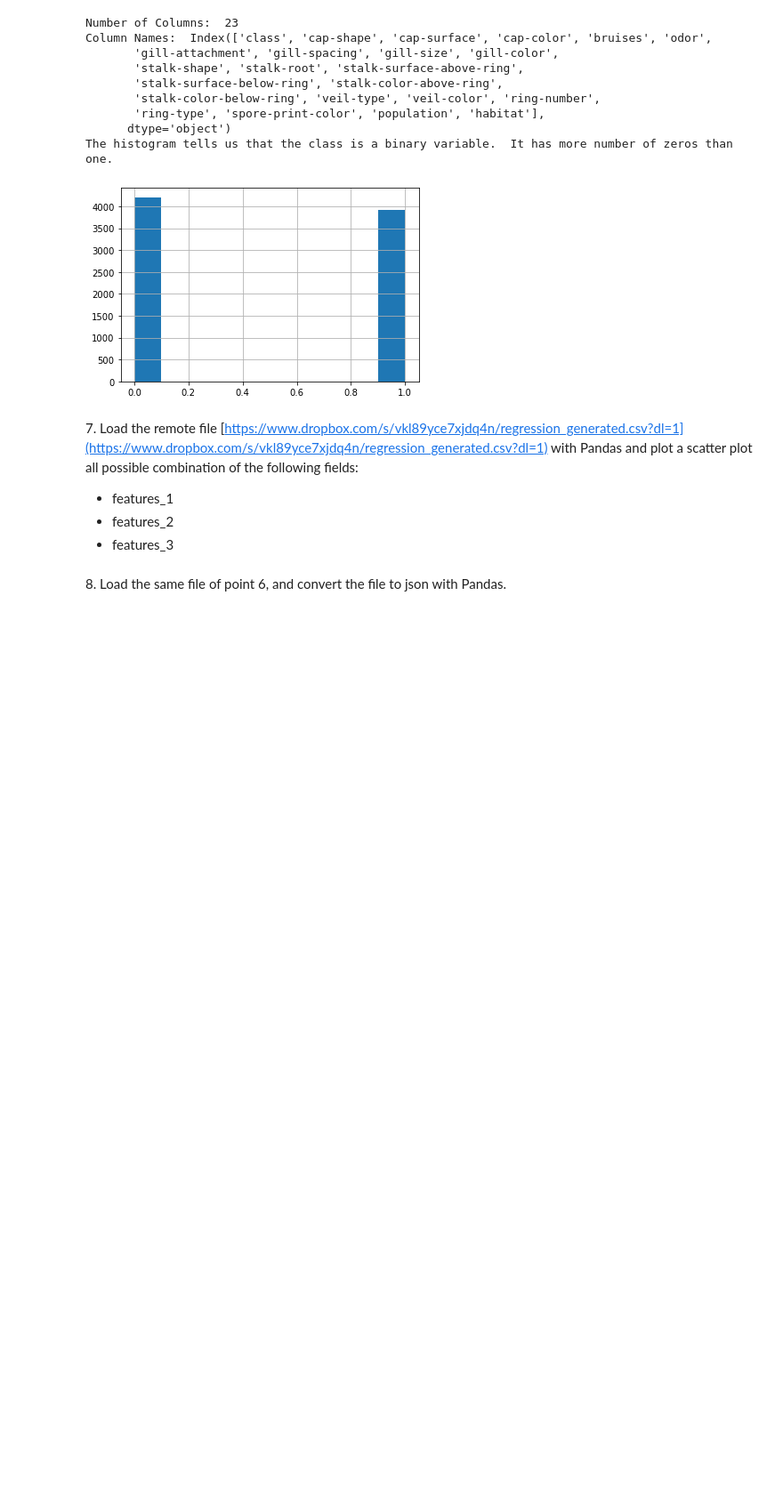
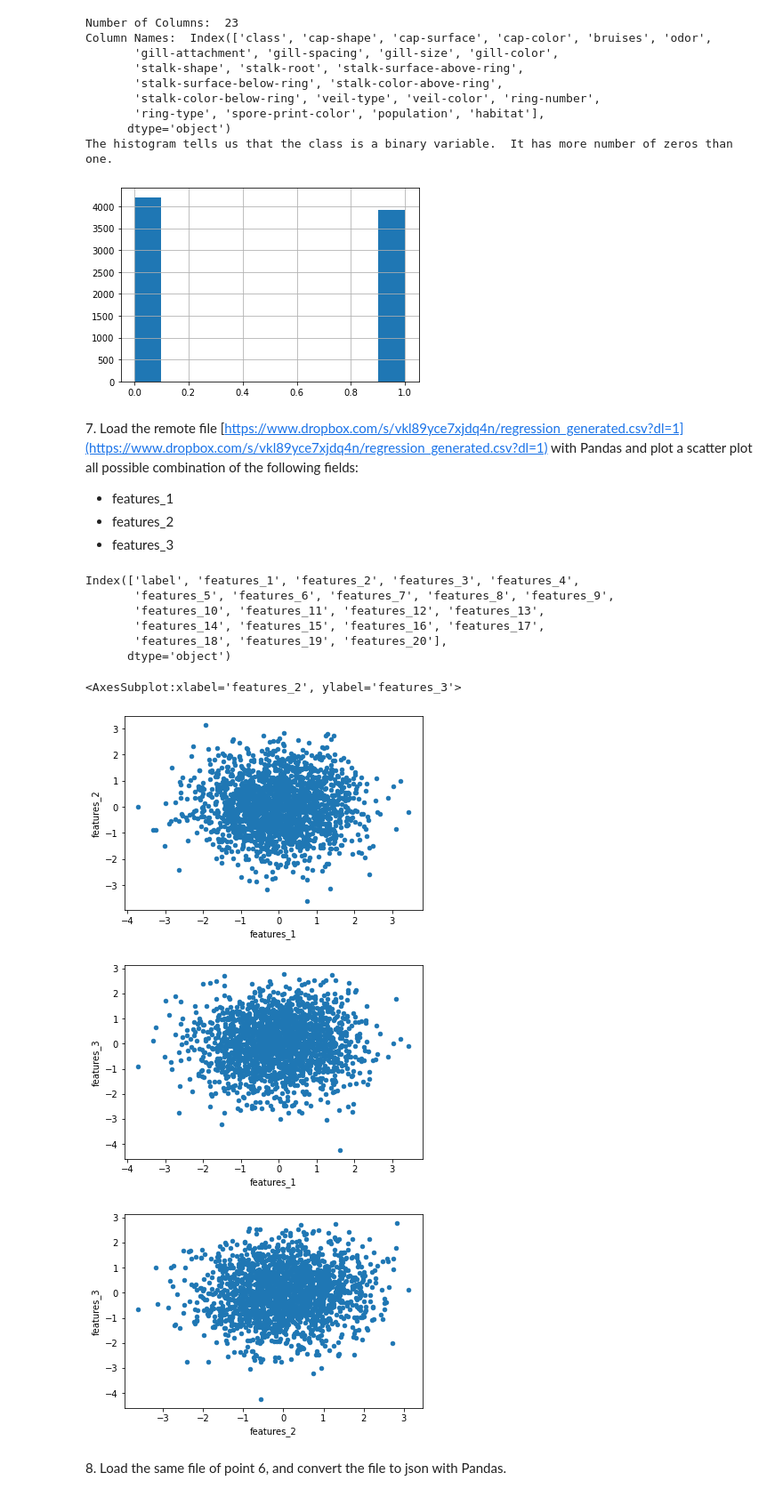
Before and after one commit to JelinR/LaboratoryOfComputationalPhysics_Y5, a Jupyter notebook: 05ex_OSEMN.ipynb, the cells around one changed output. Shown: that part at 89% size. Cells and saved outputs as stored; diff of their text form; code cells hidden in the pictures; blank space fills up the shorter version.

```diff
--- a/05ex_OSEMN.ipynb
+++ b/05ex_OSEMN.ipynb
@@ -186,5 +185,26 @@ The histogram tells us that the class is a binary variable.  It has more number
   + features_1
   + features_2
   + features_3
+# %%
+url_2 = 'https://www.dropbox.com/s/vkl89yce7xjdq4n/regression_generated.csv?dl=1'
+
+file = pd.read_csv(url_2)
+file.columns
+# %% [output]
+Index(['label', 'features_1', 'features_2', 'features_3', 'features_4',
+       'features_5', 'features_6', 'features_7', 'features_8', 'features_9',
+       'features_10', 'features_11', 'features_12', 'features_13',
+       'features_14', 'features_15', 'features_16', 'features_17',
+       'features_18', 'features_19', 'features_20'],
+      dtype='object')
+# %%
+file.plot.scatter('features_1', 'features_2')
+file.plot.scatter('features_1', 'features_3')
+file.plot.scatter('features_2', 'features_3')
+# %% [output]
+<AxesSubplot:xlabel='features_2', ylabel='features_3'>
+[figure, added]
+[figure, added]
+[figure, added]
 # %% [markdown]
 8\. Load the same file of point 6, and convert the file to json with Pandas.
```
Also changed, not shown: parts of 1 cell of this notebook.
